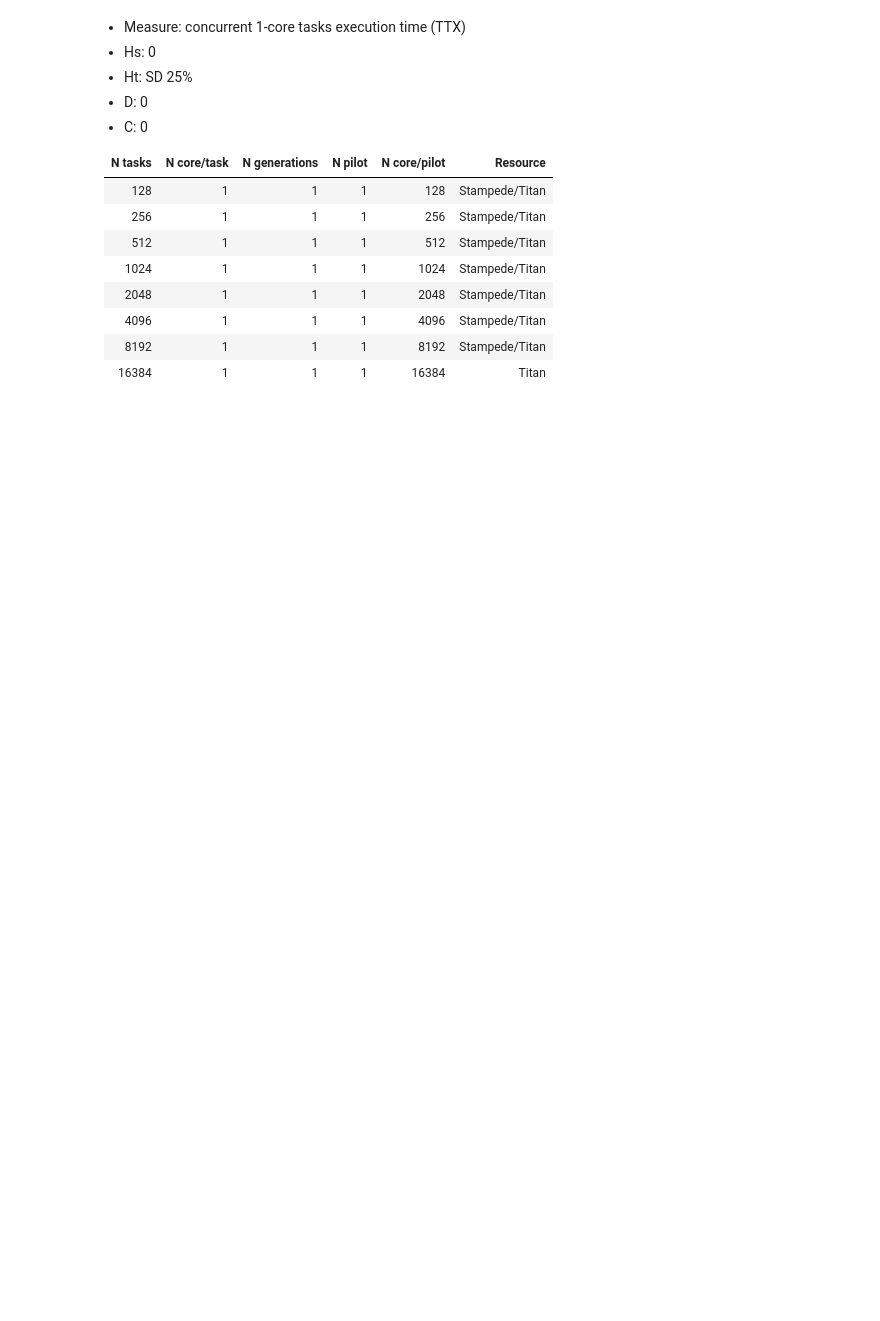
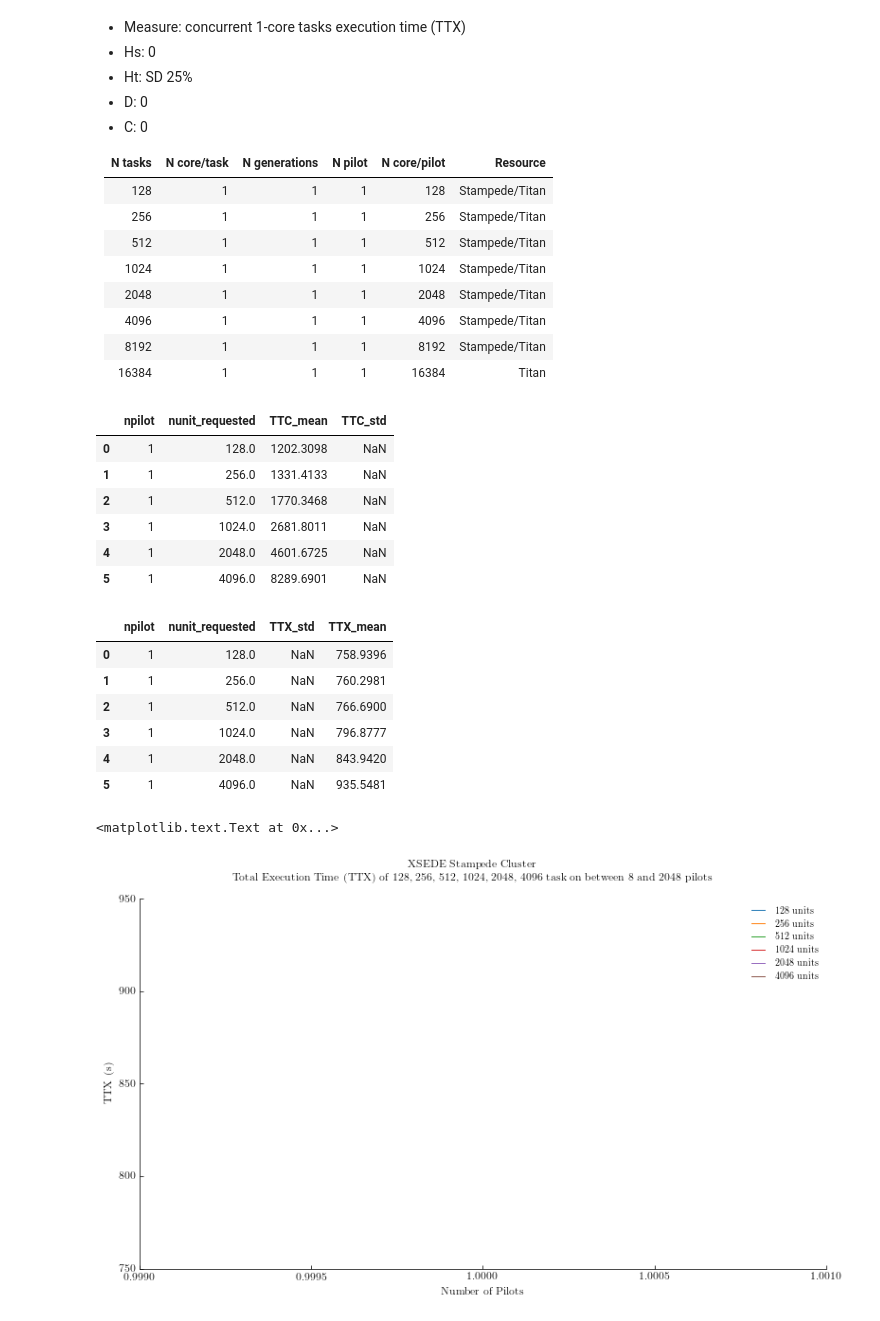
Before and after one commit to radical-experiments/rp-paper, a Jupyter notebook: analysis/rp_paper_experiments.ipynb, the cells around one changed output. Saved outputs shown, nothing was run; the diff lists cells and outputs as text; code cells hidden in the pictures; blank space fills up the shorter version.

```diff
--- a/analysis/rp_paper_experiments.ipynb
+++ b/analysis/rp_paper_experiments.ipynb
@@ -92,3 +92,23 @@ def fig_setup():
 sessions = pd.read_csv('data/sessions.csv', index_col=0)
 pilots = pd.read_csv('data/pilots.csv', index_col=0)
 units = pd.read_csv('data/units.csv', index_col=0)
+# %%
+sessions.loc[(sessions['nunit'] >= 8   ) & (sessions['nunit'] < 16  ), 'nunit_requested'] = 8
+sessions.loc[(sessions['nunit'] >= 16  ) & (sessions['nunit'] < 32  ), 'nunit_requested'] = 16
+sessions.loc[(sessions['nunit'] >= 32  ) & (sessions['nunit'] < 64  ), 'nunit_requested'] = 32
+sessions.loc[(sessions['nunit'] >= 64  ) & (sessions['nunit'] < 128 ), 'nunit_requested'] = 64
+sessions.loc[(sessions['nunit'] >= 128 ) & (sessions['nunit'] < 256 ), 'nunit_requested'] = 128
+sessions.loc[(sessions['nunit'] >= 256 ) & (sessions['nunit'] < 512 ), 'nunit_requested'] = 256
+sessions.loc[(sessions['nunit'] >= 512 ) & (sessions['nunit'] < 1024), 'nunit_requested'] = 512
+sessions.loc[(sessions['nunit'] >= 1024) & (sessions['nunit'] < 2048), 'nunit_requested'] = 1024
+sessions.loc[(sessions['nunit'] >= 2048) & (sessions['nunit'] < 4096), 'nunit_requested'] = 2048
+sessions.loc[(sessions['nunit'] >= 4096) & (sessions['nunit'] < 8192), 'nunit_requested'] = 4096
+
+sessions['nunit_rescheduled'] = sessions['nunit'] - sessions['nunit_requested']
+# %%
+ttc = sessions[
+    ['npilot','TTC','nunit_requested']].groupby(
+        ['npilot','nunit_requested']).aggregate(
+            {'TTC':{'TTC_mean':'mean','TTC_std':'std'}})
+ttc.columns = ttc.columns.droplevel(0)
+ttc = ttc.reset_index()
@@ -142,3 +204,63 @@ i * mean execution time of 3 task * number of generations
 | 4096    | 1           | 1             | 1       | 4096         | Stampede/Titan |
 | 8192    | 1           | 1             | 1       | 8192         | Stampede/Titan |
 | 16384   | 1           | 1             | 1       | 16384        | Titan          |
+# %%
+fig, ax = fig_setup()
+title_head = 'XSEDE Stampede Cluster'
+title_desc = 'Total Execution Time (TTX) of 128, 256, 512, 1024, 2048, 4096 task on 1 pilot with between 8 and 2048 pilots'
+title = '%s\n%s' % (title_head, title_desc)
+fig.suptitle(title)
+
+ttx = sessions[
+    ['npilot','U_AGENT_EXECUTING','nunit_requested']].groupby(
+        ['npilot','nunit_requested']).aggregate(
+            {'U_AGENT_EXECUTING':{'TTX_mean':'mean','TTX_std':'std'}})
+ttx.columns = ttx.columns.droplevel(0)
+ttx = ttx.reset_index()
+
+display(ttc)
+display(ttx)
+
+#display(ttc)
+colors=[tableau20[0] , tableau20[2] , tableau20[4] , tableau20[6] ,
+        tableau20[8] , tableau20[10], tableau20[12], tableau20[14],
+        tableau20[16], tableau20[18], tableau20[20], tableau20[1] ,
+        tableau20[3] , tableau20[5] , tableau20[7] , tableau20[9] ,
+        tableau20[11], tableau20[13], tableau20[15], tableau20[17],
+        tableau20[19]]
+
+nus = ttc['nunit_requested'].unique()
+nus.sort()
+
+for nu in nus:
+    ttx.loc[ttx['nunit_requested']==nu].plot(x='npilot', y='TTX_mean', yerr='TTX_std',
+                                             label=str(int(nu))+' units',
+                                             color=colors.pop(0),
+                                             ax=ax)
+
+# plt.axhline(43200, color='r', linestyle='dashed', linewidth=1, label='12 hours')
+
+# ax.set_xscale('log', basex=2)
+# ax.set_yscale('log', basey=2)
+# ax.set_xlim((2**2, 2**12))
+ax.set_xlabel('Number of Pilots')
+ax.set_ylabel('TTX (s)')
+
+# plt.savefig('figures/osg_ttx_pilots.pdf', dpi=600, bbox_inches='tight')
+# %% [output]
+|  | npilot | nunit_requested | TTC_mean | TTC_std |
+| 0 | 1 | 128.0 | 1202.3098 | NaN |
+| 1 | 1 | 256.0 | 1331.4133 | NaN |
+| 2 | 1 | 512.0 | 1770.3468 | NaN |
+| 3 | 1 | 1024.0 | 2681.8011 | NaN |
+| 4 | 1 | 2048.0 | 4601.6725 | NaN |
+| 5 | 1 | 4096.0 | 8289.6901 | NaN |
+|  | npilot | nunit_requested | TTX_std | TTX_mean |
+| 0 | 1 | 128.0 | NaN | 758.9396 |
+| 1 | 1 | 256.0 | NaN | 760.2981 |
+| 2 | 1 | 512.0 | NaN | 766.6900 |
+| 3 | 1 | 1024.0 | NaN | 796.8777 |
+| 4 | 1 | 2048.0 | NaN | 843.9420 |
+| 5 | 1 | 4096.0 | NaN | 935.5481 |
+<matplotlib.text.Text at 0x...>
+[figure, added]
```
Also changed, not shown: parts of 3 cells of this notebook.
